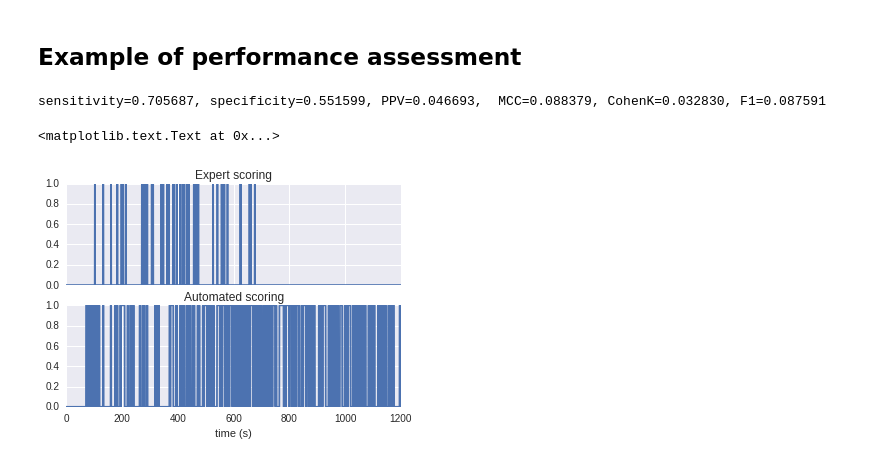
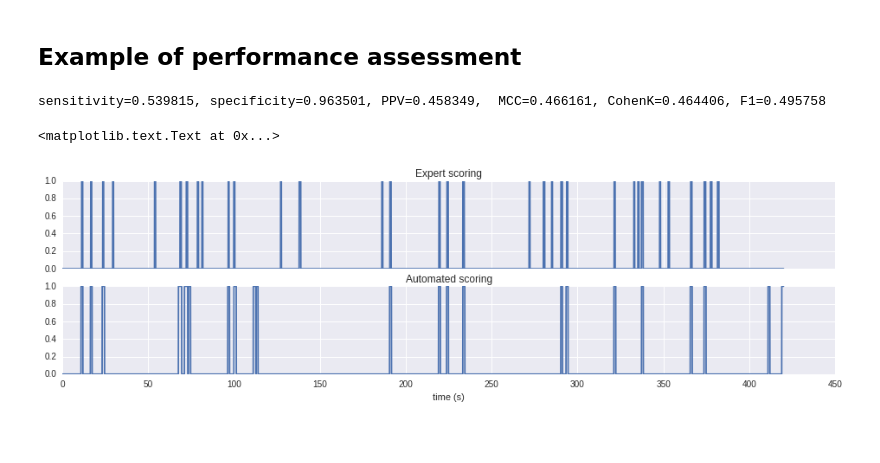
Before and after one commit to christian-oreilly/spinkyDemo, a Jupyter notebook: notebook/finalDemo.ipynb, the cells around one changed output. Drawn from its saved outputs; the diff is of its cells as text; code cells hidden in the pictures; blank space fills up the shorter version.

Commit message:
Adding the example with SPINKY sample. Using an example from DREAMS with higher sampling frequency for spindle detection.

```diff
--- a/notebook/finalDemo.ipynb
+++ b/notebook/finalDemo.ipynb
@@ -71,0 +75,7 @@ else:
+# %%
+# Constants to change by the user depending on the type of detection and the data source wanted...
+
+mode         = 'spindles'      # 'kcomplex' to detect K-complexes
+                               # 'spindles' to detect spindles
+data_source  = 'SPINKY'        # DREAMS to use the DREAMS database
+                               # SPINKY to use the sample provided with the SPINKY toolbox
@@ -187,10 +279,13 @@ FN = []
 indGoldAll = []
 indTestAll = []
 
+if data_source == 'SPINKY':
+    pageIds_test = range(numberOfPages_test)
+elif data_source == 'DREAMS':
+    pageIds_test = [pageId for pageId in pageIds if not pageId in trainPageIds]
+
 detectedPageNo = 0
-for pageId in pageIds:
-    if pageId in trainPageIds:
-        continue
+for pageId in pageIds_test:
 
     detectedPageNo += 1
 
@@ -228,6 +323,13 @@ for pageId in pageIds:
     FP.extend(FPtmp)
     FN.extend(FNtmp)
 
+
+
+else:
+    ValueError("The 'data_source' must be equal to 'DREAMS' or 'SPINKY'. Current value: '%s'" % data_source)
+
+
+
 print("")
 prinResults(np.sum(TP, dtype=np.int64),
             np.sum(TN, dtype=np.int64),
@@ -235,17 +337,17 @@ prinResults(np.sum(TP, dtype=np.int64),
             np.sum(FN, dtype=np.int64))
 print("")
 # %% [output]
-sensitivity=0.705687, specificity=0.551599, PPV=0.046693,  MCC=0.088379, CohenK=0.032830, F1=0.087591
+sensitivity=0.539815, specificity=0.963501, PPV=0.458349,  MCC=0.466161, CohenK=0.464406, F1=0.495758
 # %%
 %matplotlib inline
 
-fig, axes = plt.subplots(2, 1, sharex=True)
+fig, axes = plt.subplots(2, 1, figsize=(16, 4), sharex=True)
 axes[0].plot(np.arange(len(indGoldAll))/fs, indGoldAll)
 axes[0].set_title("Expert scoring")
 
 axes[1].plot(np.arange(len(indTestAll))/fs, indTestAll)
 axes[1].set_title("Automated scoring")
 axes[1].set_xlabel("time (s)")
 # %% [output]
 <matplotlib.text.Text at 0x...>
-[figure, old version]
+[figure, new version]
```
Also changed, not shown: parts of 7 cells of this notebook, 1 other file.
